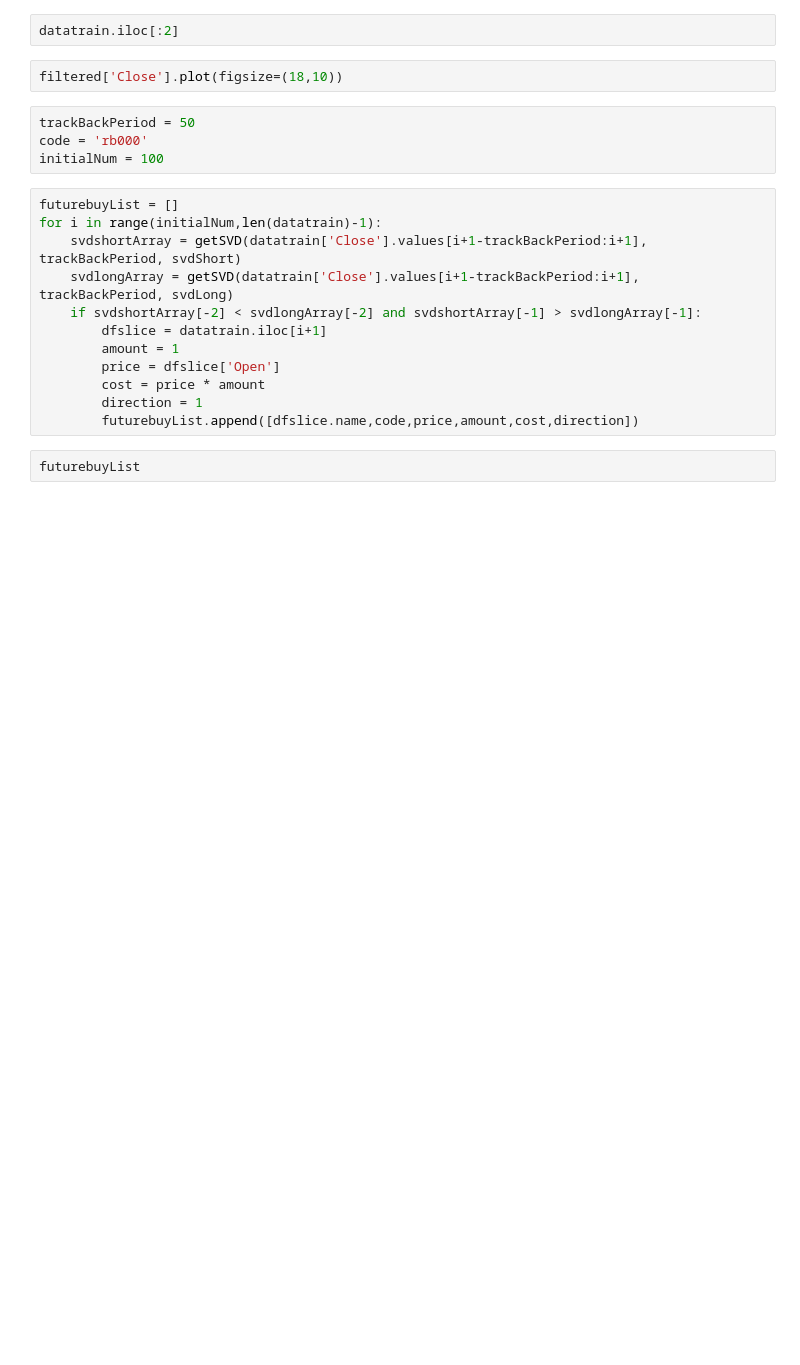
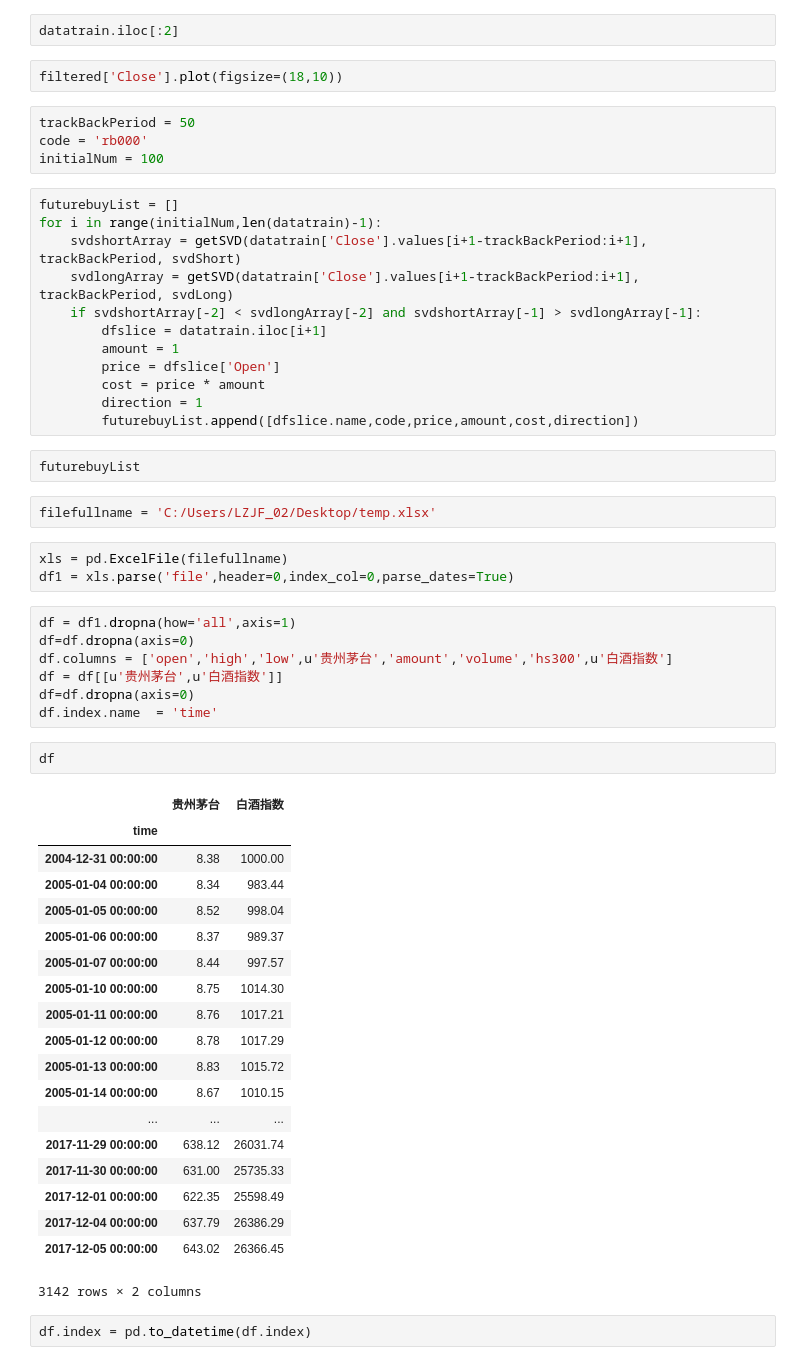
Before and after one commit to kamiseko/factor-test, a Jupyter notebook: research_paper_backtest.ipynb, the cells around one changed output. Drawn from its saved outputs; the diff is of its cells as text; blank space fills up the shorter version.

```diff
--- a/research_paper_backtest.ipynb
+++ b/research_paper_backtest.ipynb
@@ -1312,3 +709,39 @@ for i in range(initialNum,len(datatrain)-1):
         futurebuyList.append([dfslice.name,code,price,amount,cost,direction])
 # %%
 futurebuyList
+# %%
+filefullname = 'C:/Users/LZJF_02/Desktop/temp.xlsx'
+# %%
+xls = pd.ExcelFile(filefullname)
+df1 = xls.parse('file',header=0,index_col=0,parse_dates=True)
+# %%
+df = df1.dropna(how='all',axis=1)
+df=df.dropna(axis=0)
+df.columns = ['open','high','low',u'贵州茅台','amount','volume','hs300',u'白酒指数']
+df = df[[u'贵州茅台',u'白酒指数']]
+df=df.dropna(axis=0)
+df.index.name  = 'time'
+# %%
+df
+# %% [output]
+|  | 贵州茅台 | 白酒指数 |
+| time |  |  |
+| 2004-12-31 00:00:00 | 8.38 | 1000.00 |
+| 2005-01-04 00:00:00 | 8.34 | 983.44 |
+| 2005-01-05 00:00:00 | 8.52 | 998.04 |
+| 2005-01-06 00:00:00 | 8.37 | 989.37 |
+| 2005-01-07 00:00:00 | 8.44 | 997.57 |
+| 2005-01-10 00:00:00 | 8.75 | 1014.30 |
+| 2005-01-11 00:00:00 | 8.76 | 1017.21 |
+| 2005-01-12 00:00:00 | 8.78 | 1017.29 |
+| 2005-01-13 00:00:00 | 8.83 | 1015.72 |
+| 2005-01-14 00:00:00 | 8.67 | 1010.15 |
+| ... | ... | ... |
+| 2017-11-29 00:00:00 | 638.12 | 26031.74 |
+| 2017-11-30 00:00:00 | 631.00 | 25735.33 |
+| 2017-12-01 00:00:00 | 622.35 | 25598.49 |
+| 2017-12-04 00:00:00 | 637.79 | 26386.29 |
+| 2017-12-05 00:00:00 | 643.02 | 26366.45 |
+3142 rows × 2 columns
+# %%
+df.index = pd.to_datetime(df.index)
```
Also changed, not shown: parts of 80 cells of this notebook, 3 other files.
